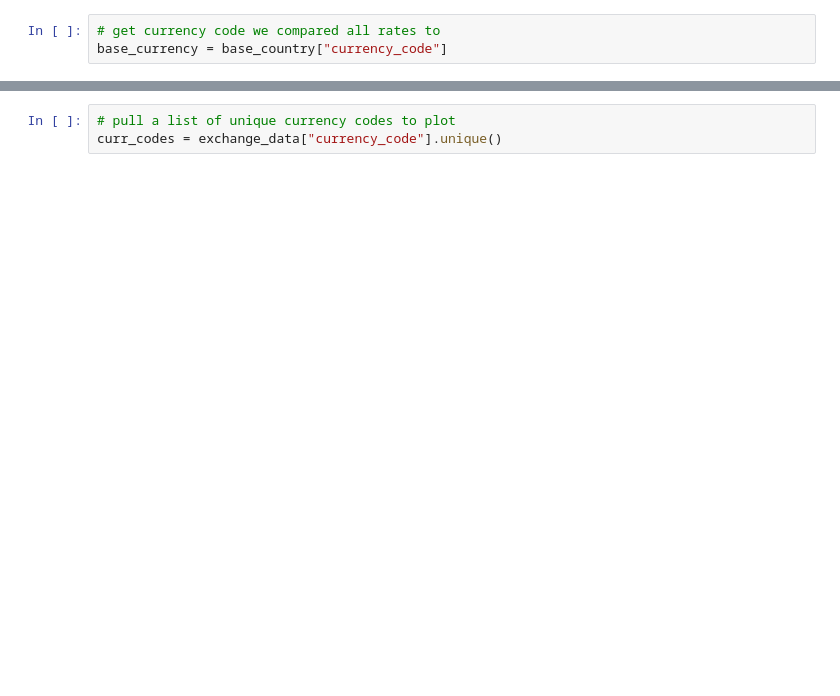
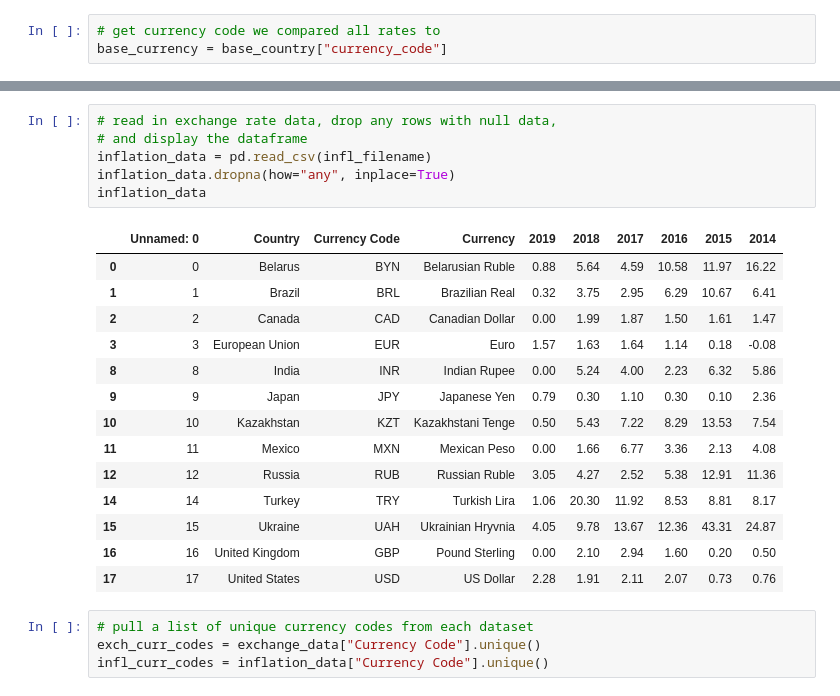
Before and after one commit to kmspitzer/Exchange-Rate-Project, a Jupyter notebook: ExchangeInflation_plots.ipynb, the cells around one changed output, grey strips where cells are left out. Drawn from its saved outputs; the diff is of its cells as text; blank space fills up the shorter version.

```diff
--- a/ExchangeInflation_plots.ipynb
+++ b/ExchangeInflation_plots.ipynb
@@ -30,3 +39,25 @@ exchange_data.head()
+# %%
+# read in exchange rate data, drop any rows with null data,
+# and display the dataframe
+inflation_data = pd.read_csv(infl_filename)
+inflation_data.dropna(how="any", inplace=True)
+inflation_data
+# %% [output]
+|  | Unnamed: 0 | Country | Currency Code | Currency | 2019 | 2018 | 2017 | 2016 | 2015 | 2014 |
+| 0 | 0 | Belarus | BYN | Belarusian Ruble | 0.88 | 5.64 | 4.59 | 10.58 | 11.97 | 16.22 |
+| 1 | 1 | Brazil | BRL | Brazilian Real | 0.32 | 3.75 | 2.95 | 6.29 | 10.67 | 6.41 |
+| 2 | 2 | Canada | CAD | Canadian Dollar | 0.00 | 1.99 | 1.87 | 1.50 | 1.61 | 1.47 |
+| 3 | 3 | European Union | EUR | Euro | 1.57 | 1.63 | 1.64 | 1.14 | 0.18 | -0.08 |
+| 8 | 8 | India | INR | Indian Rupee | 0.00 | 5.24 | 4.00 | 2.23 | 6.32 | 5.86 |
+| 9 | 9 | Japan | JPY | Japanese Yen | 0.79 | 0.30 | 1.10 | 0.30 | 0.10 | 2.36 |
+| 10 | 10 | Kazakhstan | KZT | Kazakhstani Tenge | 0.50 | 5.43 | 7.22 | 8.29 | 13.53 | 7.54 |
+| 11 | 11 | Mexico | MXN | Mexican Peso | 0.00 | 1.66 | 6.77 | 3.36 | 2.13 | 4.08 |
+| 12 | 12 | Russia | RUB | Russian Ruble | 3.05 | 4.27 | 2.52 | 5.38 | 12.91 | 11.36 |
+| 14 | 14 | Turkey | TRY | Turkish Lira | 1.06 | 20.30 | 11.92 | 8.53 | 8.81 | 8.17 |
+| 15 | 15 | Ukraine | UAH | Ukrainian Hryvnia | 4.05 | 9.78 | 13.67 | 12.36 | 43.31 | 24.87 |
+| 16 | 16 | United Kingdom | GBP | Pound Sterling | 0.00 | 2.10 | 2.94 | 1.60 | 0.20 | 0.50 |
+| 17 | 17 | United States | USD | US Dollar | 2.28 | 1.91 | 2.11 | 2.07 | 0.73 | 0.76 |
 # %%
-# pull a list of unique currency codes to plot
-curr_codes = exchange_data["currency_code"].unique()
+# pull a list of unique currency codes from each dataset
+exch_curr_codes = exchange_data["Currency Code"].unique()
+infl_curr_codes = inflation_data["Currency Code"].unique()
```
Also changed, not shown: parts of 13 cells of this notebook, 37 other files.
